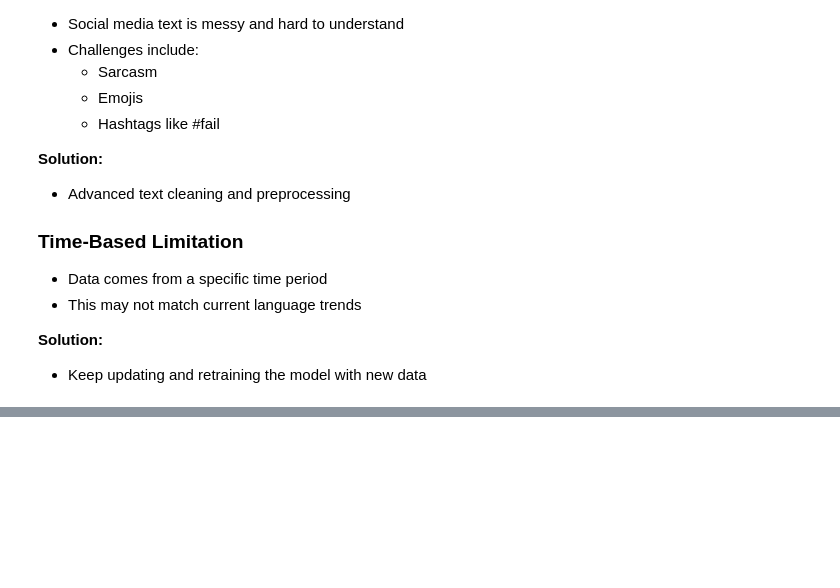
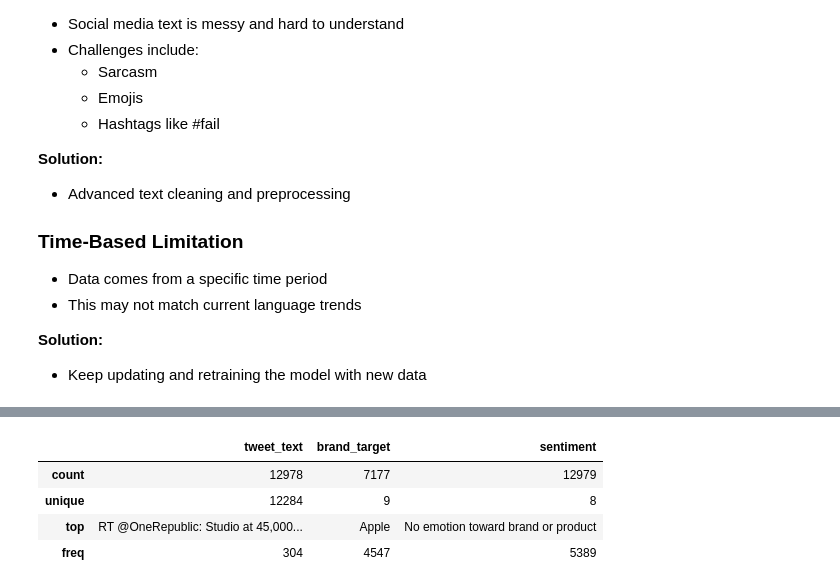
Before and after one commit to abelcholfavour/brand_sentinel, a Jupyter notebook: index.ipynb, the cells around one changed output, grey strips where cells are left out. Drawn from its saved outputs; the diff is of its cells as text; code cells hidden in the pictures; blank space fills up the shorter version.

```diff
--- a/index.ipynb
+++ b/index.ipynb
@@ -165,0 +386,8 @@ Not noticing serious problems early enough
+# %%
+df.describe()
+# %% [output]
+|  | tweet_text | brand_target | sentiment |
+| count | 12978 | 7177 | 12979 |
+| unique | 12284 | 9 | 8 |
+| top | RT @OneRepublic: Studio at 45,000... | Apple | No emotion toward brand or product |
+| freq | 304 | 4547 | 5389 |
```
Also changed, not shown: parts of 29 cells of this notebook.
